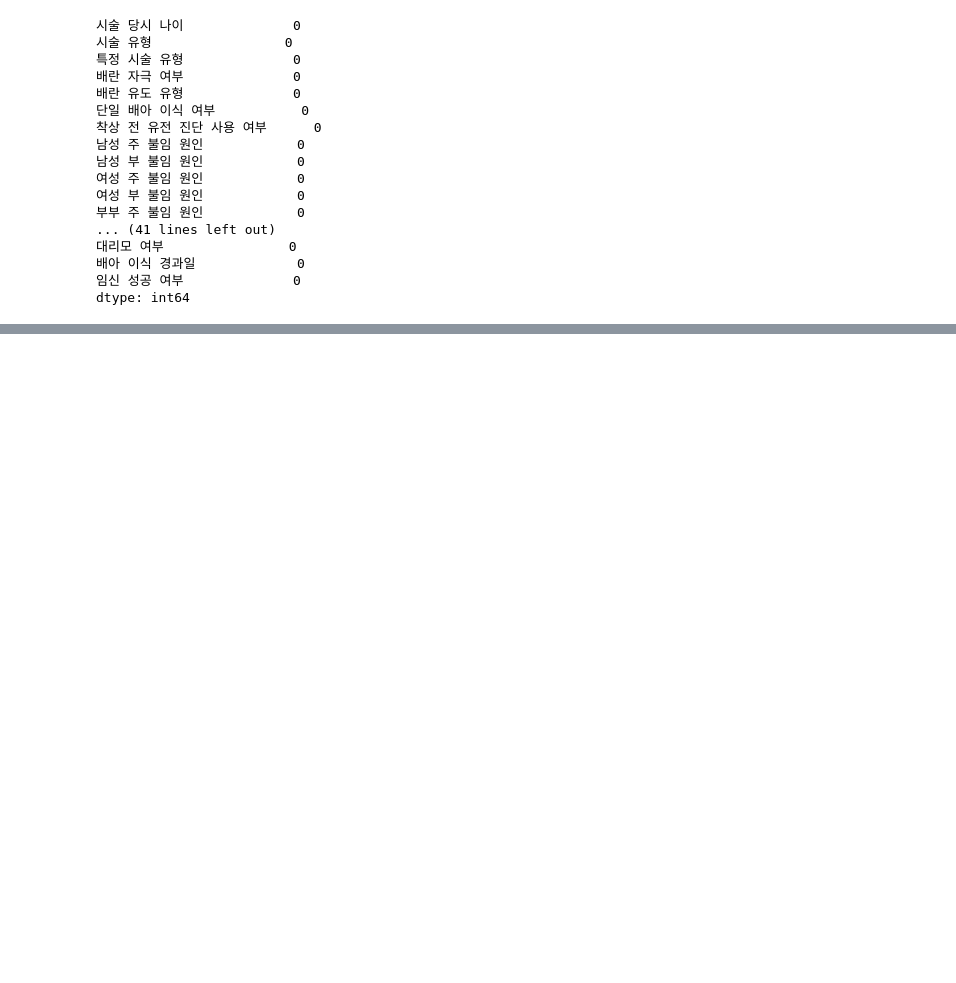
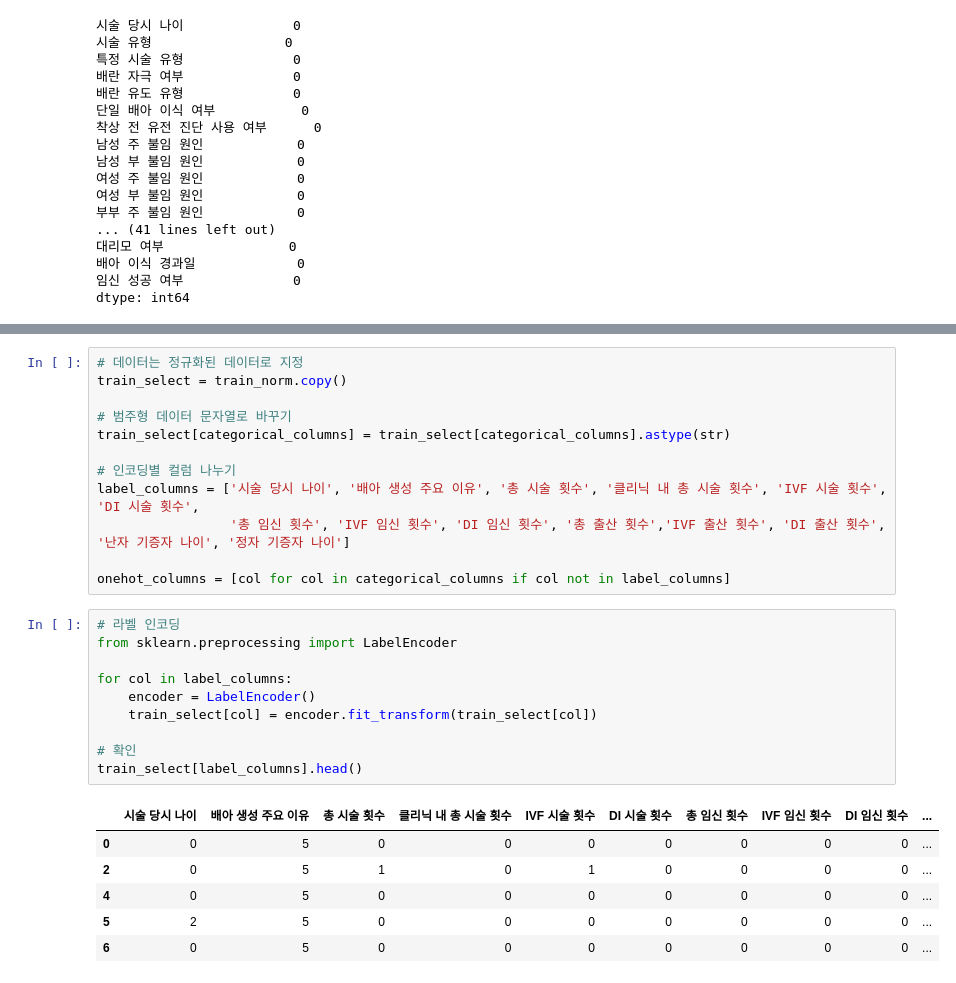
Before and after one commit to LGAIMERS-HSS/data-ai, a Jupyter notebook: PreProcessing.ipynb, the cells around one changed output, grey strips where cells are left out. Drawn from its saved outputs; the diff is of its cells as text; blank space fills up the shorter version.

```diff
--- a/PreProcessing.ipynb
+++ b/PreProcessing.ipynb
@@ -276,0 +332,29 @@ dtype: int64
+# %%
+# 데이터는 정규화된 데이터로 지정
+train_select = train_norm.copy()
+
+# 범주형 데이터 문자열로 바꾸기
+train_select[categorical_columns] = train_select[categorical_columns].astype(str)
+
+# 인코딩별 컬럼 나누기
+label_columns = ['시술 당시 나이', '배아 생성 주요 이유', '총 시술 횟수', '클리닉 내 총 시술 횟수', 'IVF 시술 횟수', 'DI 시술 횟수',
+                 '총 임신 횟수', 'IVF 임신 횟수', 'DI 임신 횟수', '총 출산 횟수','IVF 출산 횟수', 'DI 출산 횟수', '난자 기증자 나이', '정자 기증자 나이']
+
+onehot_columns = [col for col in categorical_columns if col not in label_columns]
+# %%
+# 라벨 인코딩
+from sklearn.preprocessing import LabelEncoder
+
+for col in label_columns:
+    encoder = LabelEncoder()
+    train_select[col] = encoder.fit_transform(train_select[col])
+
+# 확인
+train_select[label_columns].head()
+# %% [output]
+|  | 시술 당시 나이 | 배아 생성 주요 이유 | 총 시술 횟수 | 클리닉 내 총 시술 횟수 | IVF 시술 횟수 | DI 시술 횟수 | 총 임신 횟수 | IVF 임신 횟수 | DI 임신 횟수 | ... |
+| 0 | 0 | 5 | 0 | 0 | 0 | 0 | 0 | 0 | 0 | ... |
+| 2 | 0 | 5 | 1 | 0 | 1 | 0 | 0 | 0 | 0 | ... |
+| 4 | 0 | 5 | 0 | 0 | 0 | 0 | 0 | 0 | 0 | ... |
+| 5 | 2 | 5 | 0 | 0 | 0 | 0 | 0 | 0 | 0 | ... |
+| 6 | 0 | 5 | 0 | 0 | 0 | 0 | 0 | 0 | 0 | ... |
```
Also changed, not shown: parts of 11 cells of this notebook.
